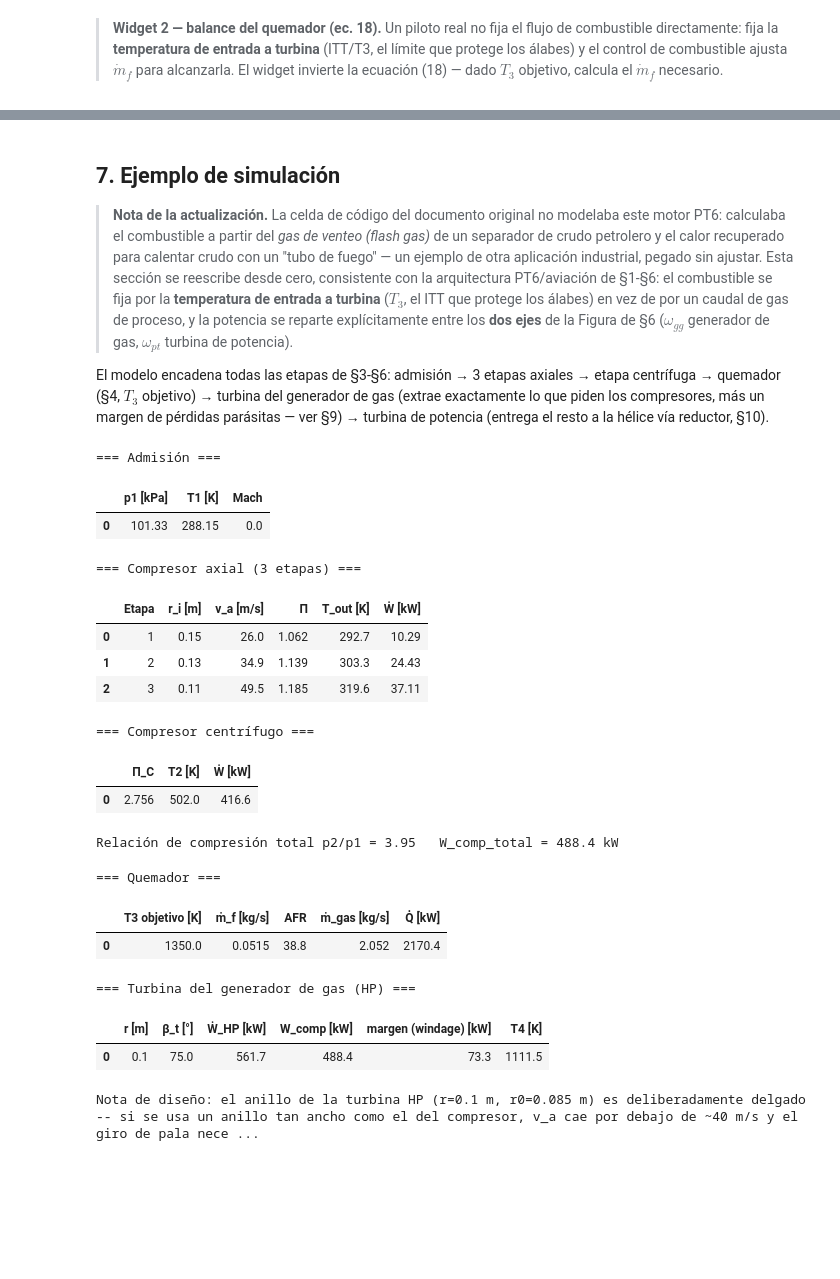
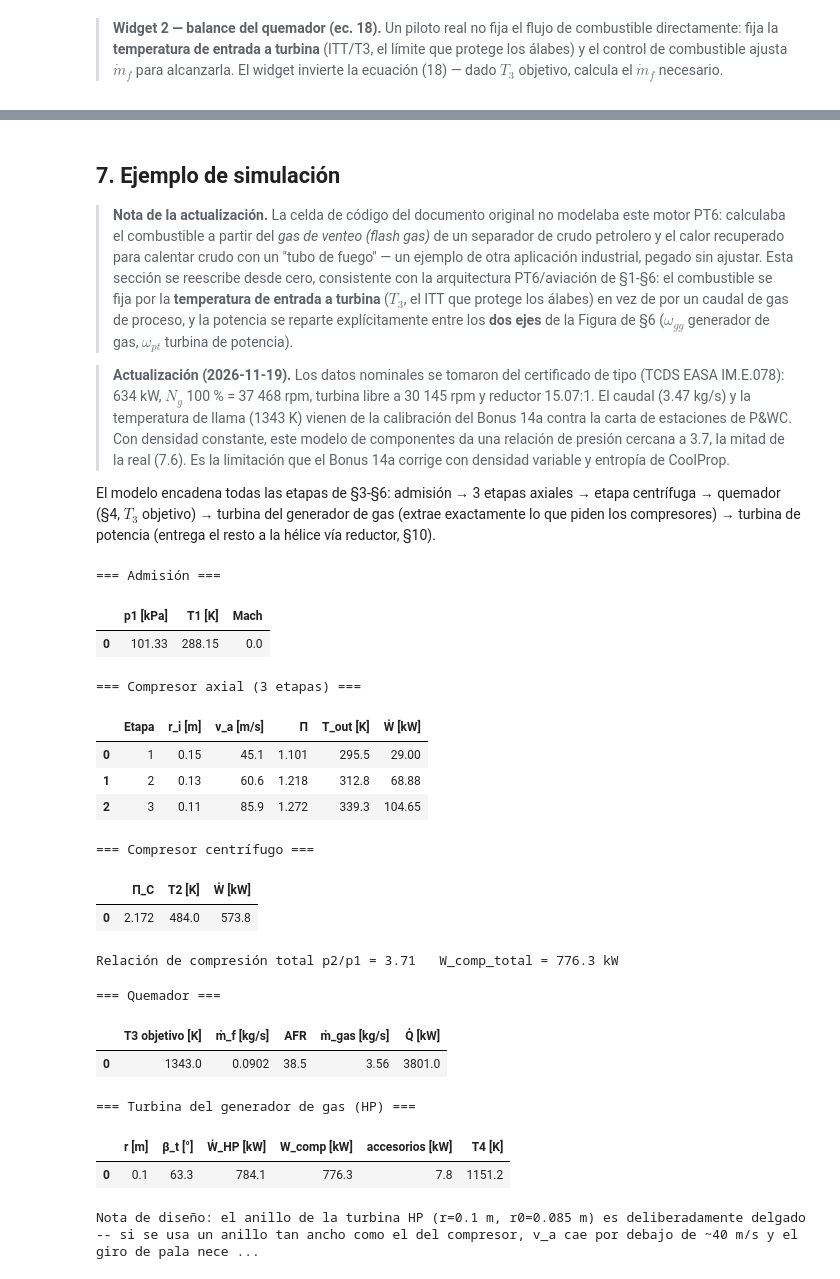
Before and after one commit to camilobayonaroa/ThermalMachines, a Jupyter notebook: notebooks/14_Lección_Modelamiento_Turbina_de_gas.ipynb, the cells around one changed output, grey strips where cells are left out. Cells and saved outputs as stored; diff of their text form; code cells hidden in the pictures; blank space fills up the shorter version.

```diff
--- a/notebooks/14_Lección_Modelamiento_Turbina_de_gas.ipynb
+++ b/notebooks/14_Lección_Modelamiento_Turbina_de_gas.ipynb
@@ -70,12 +72,12 @@ hp_turb_stage = {"r": 0.100, "r0": 0.085, "beta_l_deg": 25.0}   # beta_t se calc
 pt_turb_stage = {"r": 0.120, "r0": 0.103, "beta_l_deg": 20.0}
 
 # --- Operacion nominal ---
-wc_rpm_nom = 40000.0        # rpm del eje del generador de gas (compresores + turbina HP)
-wp_rpm_nom = 30000.0        # rpm del eje de la turbina de potencia (antes del reductor)
-m_dot_air_nom = 2.0         # kg/s, tipico de un PT6 pequeno
-T3_target_nom = 1350.0      # K, temperatura de entrada a turbina (ITT) de diseno
+wc_rpm_nom = 37468.0        # rpm del eje del generador de gas, Ng 100 % (TCDS EASA IM.E.078; máx. 39 000)
+wp_rpm_nom = 30145.0        # rpm de la turbina libre con la hélice a 2000 rpm (TCDS)
+m_dot_air_nom = 3.47        # kg/s, caudal del PT6A-61 calibrado contra la carta de P&WC (Bonus 14a)
+T3_target_nom = 1343.0      # K, temperatura de la zona de llama en despegue (carta de P&WC, estación 4)
 LHV_fuel = 43e6             # J/kg, Jet-A tipico
-N_red = 30000.0/1900.0      # relacion del reductor (eje PT -> eje de la helice)
+N_red = 30145.0/2000.0      # relacion del reductor 15.07:1 (TCDS: 2000 rpm de helice = 30 145 rpm)
 
 print("Setup OK")
 # %% [output]
@@ -654,7 +623,9 @@ Diagrama de bloques del modelo de un motor  PT6A-65
 
 > **Nota de la actualización.** La celda de código del documento original no modelaba este motor PT6: calculaba el combustible a partir del *gas de venteo (flash gas)* de un separador de crudo petrolero y el calor recuperado para calentar crudo con un "tubo de fuego" — un ejemplo de otra aplicación industrial, pegado sin ajustar. Esta sección se reescribe desde cero, consistente con la arquitectura PT6/aviación de §1-§6: el combustible se fija por la **temperatura de entrada a turbina** ($T_3$, el ITT que protege los álabes) en vez de por un caudal de gas de proceso, y la potencia se reparte explícitamente entre los **dos ejes** de la Figura de §6 ($\omega_{gg}$ generador de gas, $\omega_{pt}$ turbina de potencia).
 
-El modelo encadena todas las etapas de §3-§6: admisión → 3 etapas axiales → etapa centrífuga → quemador (§4, $T_3$ objetivo) → turbina del generador de gas (extrae exactamente lo que piden los compresores, más un margen de pérdidas parásitas — ver §9) → turbina de potencia (entrega el resto a la hélice vía reductor, §10).
+> **Actualización (2026-11-19).** Los datos nominales se tomaron del certificado de tipo (TCDS EASA IM.E.078): 634 kW, $N_g$ 100 % = 37 468 rpm, turbina libre a 30 145 rpm y reductor 15.07:1. El caudal (3.47 kg/s) y la temperatura de llama (1343 K) vienen de la calibración del Bonus 14a contra la carta de estaciones de P&WC. Con densidad constante, este modelo de componentes da una relación de presión cercana a 3.7, la mitad de la real (7.6). Es la limitación que el Bonus 14a corrige con densidad variable y entropía de CoolProp.
+
+El modelo encadena todas las etapas de §3-§6: admisión → 3 etapas axiales → etapa centrífuga → quemador (§4, $T_3$ objetivo) → turbina del generador de gas (extrae exactamente lo que piden los compresores) → turbina de potencia (entrega el resto a la hélice vía reductor, §10).
 # %%
 # === Punto de operación nominal (banco de pruebas en tierra, M=0) =========
 omega_gg = wc_rpm_nom*2*math.pi/60.0
@@ -693,13 +664,13 @@ print(f"\nRelación de compresión total p2/p1 = {p2/p1:.2f}   W_comp_total = {W
 | 0 | 101.33 | 288.15 | 0.0 |
 === Compresor axial (3 etapas) ===
 |  | Etapa | r_i [m] | v_a [m/s] | Π | T_out [K] | Ẇ [kW] |
-| 0 | 1 | 0.15 | 26.0 | 1.062 | 292.7 | 10.29 |
-| 1 | 2 | 0.13 | 34.9 | 1.139 | 303.3 | 24.43 |
-| 2 | 3 | 0.11 | 49.5 | 1.185 | 319.6 | 37.11 |
+| 0 | 1 | 0.15 | 45.1 | 1.101 | 295.5 | 29.00 |
+| 1 | 2 | 0.13 | 60.6 | 1.218 | 312.8 | 68.88 |
+| 2 | 3 | 0.11 | 85.9 | 1.272 | 339.3 | 104.65 |
 === Compresor centrífugo ===
 |  | Π_C | T2 [K] | Ẇ [kW] |
-| 0 | 2.756 | 502.0 | 416.6 |
+| 0 | 2.172 | 484.0 | 573.8 |
-Relación de compresión total p2/p1 = 3.95   W_comp_total = 488.4 kW
+Relación de compresión total p2/p1 = 3.71   W_comp_total = 776.3 kW
 # %%
 # === Quemador: T3 objetivo -> m_dot_f ======================================
 rq = quemador(m_dot_air, T2, T3_target_nom)
@@ -707,42 +678,41 @@ m_fuel, m_gas, T3 = rq["m_dot_f"], rq["m_gas"], T3_target_nom
 p3 = p2  # sin caída de presión modelada en el quemador (misma convención que el resto del capítulo)
 
 print("=== Quemador ===")
 display(pd.DataFrame([{"T3 objetivo [K]": T3, "ṁ_f [kg/s]": round(m_fuel,4),
                         "AFR": round(rq["AFR"],1), "ṁ_gas [kg/s]": round(m_gas,3),
                         "Q̇ [kW]": round(rq["Q_added"]/1e3,1)}]))
 
-# === Turbina del generador de gas: dimensionada con 15% de margen sobre el compresor ===
-# (ese margen es lo que absorben las pérdidas parásitas del eje -- fricción de rodamientos,
-#  accesorios, windage -- que se modelan explícitamente en S9; sin margen el eje no tendría
-#  un punto de equilibrio estable, ver la discusión física en S9)
-MARGEN_GG = 1.15
+# === Turbina del generador de gas: entrega lo que piden los compresores + 1 % de accesorios ===
+# (corrección 2026-11-19: antes se dimensionaba con 15 % de margen para un "rozamiento" artificial;
+#  el equilibrio del eje es físico -- el par del compresor crece con N^2, ver S9)
+MARGEN_GG = 1.01
 rho_gas3 = p3/(Rgas*T3)
 Wdot_euler_hp_target = (W_comp_total*MARGEN_GG)/eta_turb_mech
 A_hp = math.pi*(hp_turb_stage["r"]**2 - hp_turb_stage["r0"]**2)
 va_hp = (m_gas/rho_gas3)/A_hp
 spread_hp = Wdot_euler_hp_target/(omega_gg*hp_turb_stage["r"]*m_gas*va_hp)
 beta_t_hp_deg = math.degrees(math.atan(math.tan(math.radians(hp_turb_stage["beta_l_deg"]))+spread_hp))
 
 r_hp = etapa_turbina(hp_turb_stage["r"], hp_turb_stage["r0"], hp_turb_stage["beta_l_deg"], beta_t_hp_deg,
                       omega_gg, m_gas, T3, rho_gas3)
 T4 = r_hp["T_out"]
 
 print("\n=== Turbina del generador de gas (HP) ===")
 display(pd.DataFrame([{"r [m]": hp_turb_stage["r"], "β_t [°]": round(beta_t_hp_deg,1),
                         "Ẇ_HP [kW]": round(r_hp["Wdot"]/1e3,1), "W_comp [kW]": round(W_comp_total/1e3,1),
-                        "margen (windage) [kW]": round(r_hp["Wdot"]/1e3 - W_comp_total/1e3,1),
+                        "accesorios [kW]": round(r_hp["Wdot"]/1e3 - W_comp_total/1e3,1),
                         "T4 [K]": round(T4,1)}]))
 print(f"Nota de diseño: el anillo de la turbina HP (r={hp_turb_stage['r']} m, r0={hp_turb_stage['r0']} m) es "
       f"deliberadamente delgado -- si se usa un anillo tan ancho como el del compresor, v_a cae por debajo de "
       f"~40 m/s y el giro de pala necesario supera 85°, fuera de cualquier diseño real. Es la razón geométrica "
       f"por la que las turbinas de alta presión son de paso corto y gran diámetro medio.")
 # %% [output]
 === Quemador ===
 |  | T3 objetivo [K] | ṁ_f [kg/s] | AFR | ṁ_gas [kg/s] | Q̇ [kW] |
-| 0 | 1350.0 | 0.0515 | 38.8 | 2.052 | 2170.4 |
+| 0 | 1343.0 | 0.0902 | 38.5 | 3.56 | 3801.0 |
 === Turbina del generador de gas (HP) ===
-|  | r [m] | β_t [°] | Ẇ_HP [kW] | W_comp [kW] | margen (windage) [kW] | T4 [K] |
-| 0 | 0.1 | 75.0 | 561.7 | 488.4 | 73.3 | 1111.5 |
+|  | r [m] | β_t [°] | Ẇ_HP [kW] | W_comp [kW] | accesorios [kW] | T4 [K] |
+| 0 | 0.1 | 63.3 | 784.1 | 776.3 | 7.8 | 1151.2 |
 Nota de diseño: el anillo de la turbina HP (r=0.1 m, r0=0.085 m) es deliberadamente delgado -- si se usa un anillo tan ancho como el del compresor, v_a cae por debajo de ~40 m/s y el giro de pala nece ...
 # %%
 # === Turbina de potencia (PT): entrega el resto de la energía a la hélice ==
```
Also changed, not shown: parts of 33 cells of this notebook, 14 other files.
